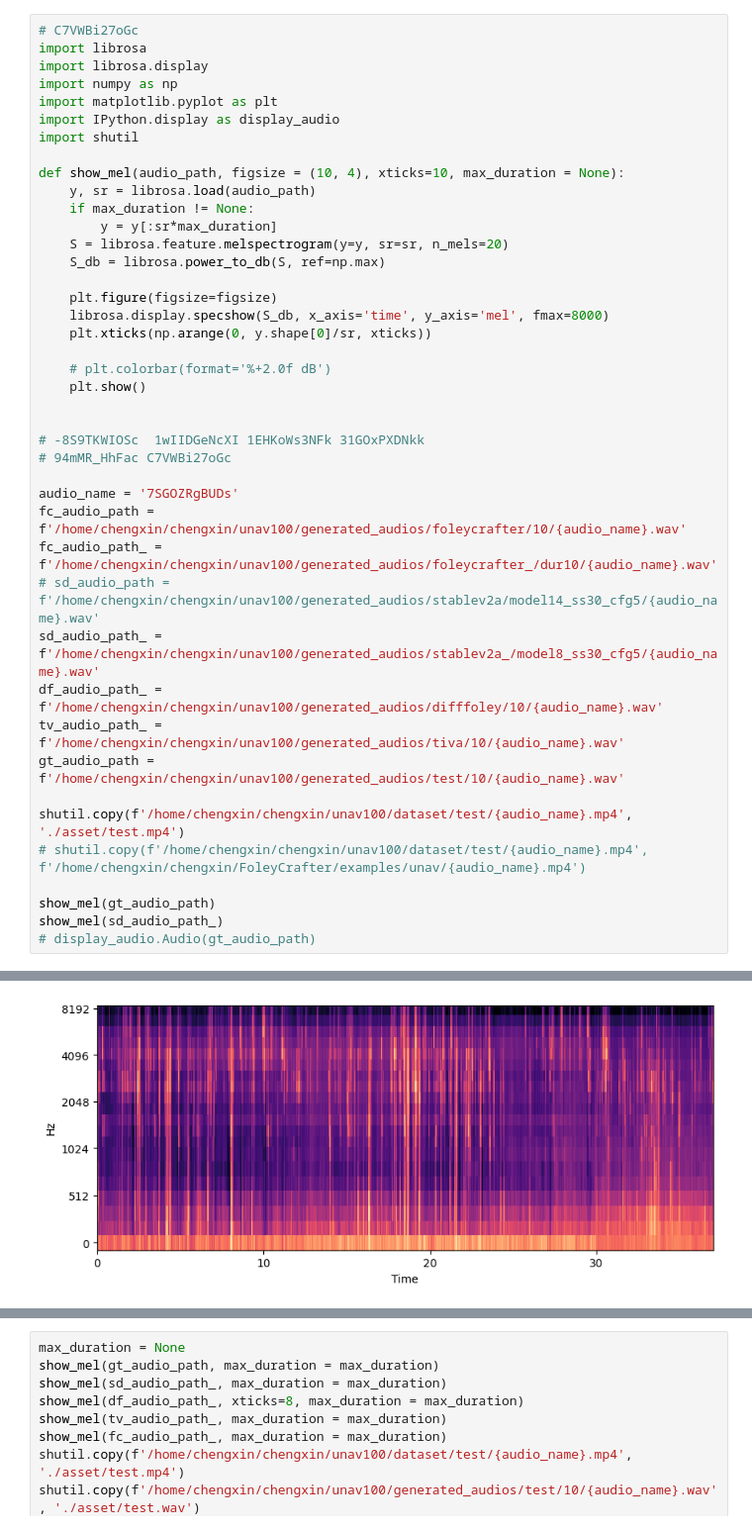
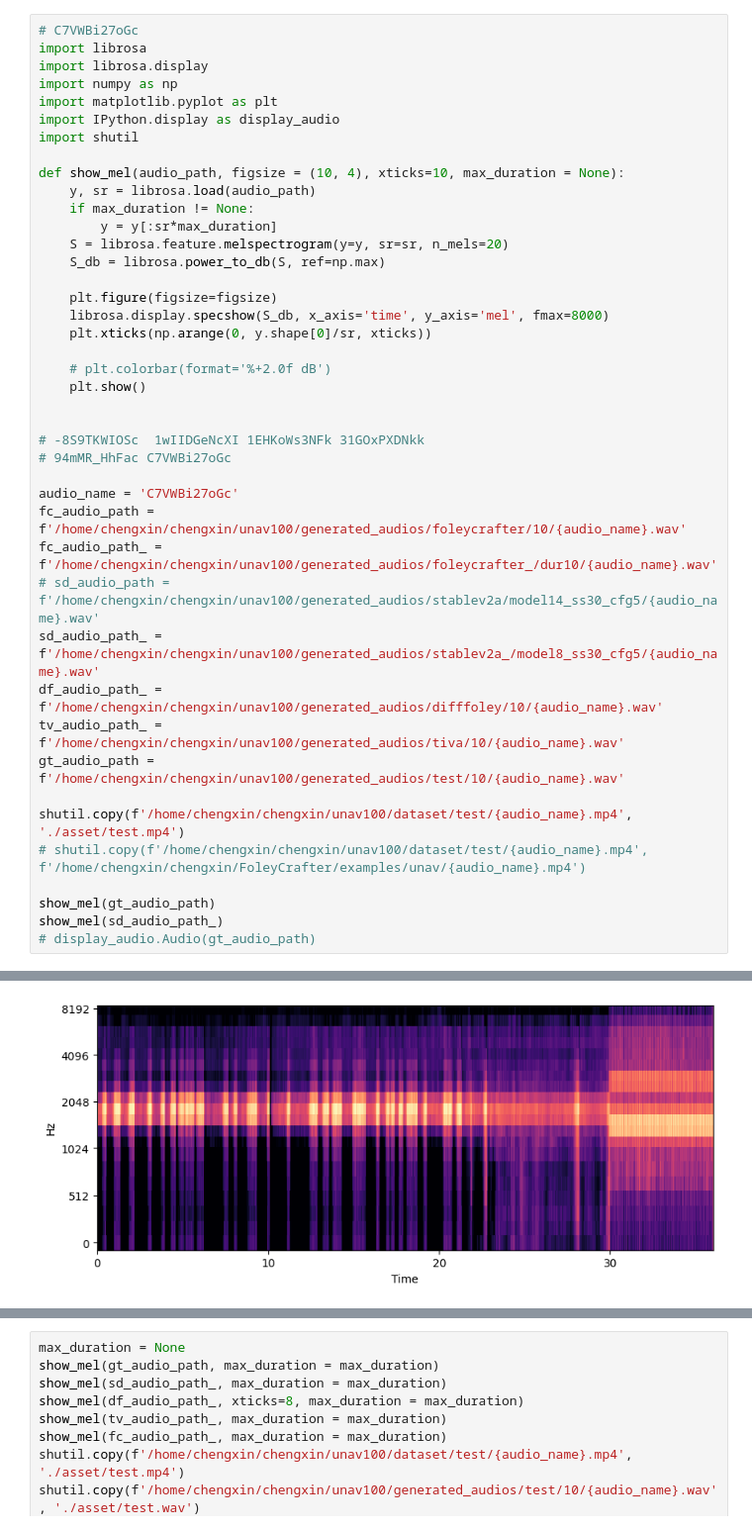
Before and after one commit to Ceaglex/stable-v2a, a Jupyter notebook: analyse.ipynb, the cells around one changed output, grey strips where cells are left out. Shown at 99% size. Cells and saved outputs as stored; diff of their text form.

```diff
--- a/analyse.ipynb
+++ b/analyse.ipynb
@@ -25,7 +25,7 @@ def show_mel(audio_path, figsize = (10, 4), xticks=10, max_duration = None):
 # -8S9TKWIOSc  1wIIDGeNcXI 1EHKoWs3NFk 31GOxPXDNkk
 # 94mMR_HhFac C7VWBi27oGc
 
-audio_name = '7SGOZRgBUDs'
+audio_name = 'C7VWBi27oGc'
 fc_audio_path = f'/home/chengxin/chengxin/unav100/generated_audios/foleycrafter/10/{audio_name}.wav'
 fc_audio_path_ = f'/home/chengxin/chengxin/unav100/generated_audios/foleycrafter_/dur10/{audio_name}.wav'
 # sd_audio_path = f'/home/chengxin/chengxin/unav100/generated_audios/stablev2a/model14_ss30_cfg5/{audio_name}.wav'
@@ -45,4 +45,4 @@ show_mel(sd_audio_path_)
-[figure, old version]
+[figure, new version]
 # %%
 show_mel(df_audio_path_, xticks=8)
 show_mel(tv_audio_path_)
```
Also changed, not shown: parts of 3 cells of this notebook, 8 other files.
